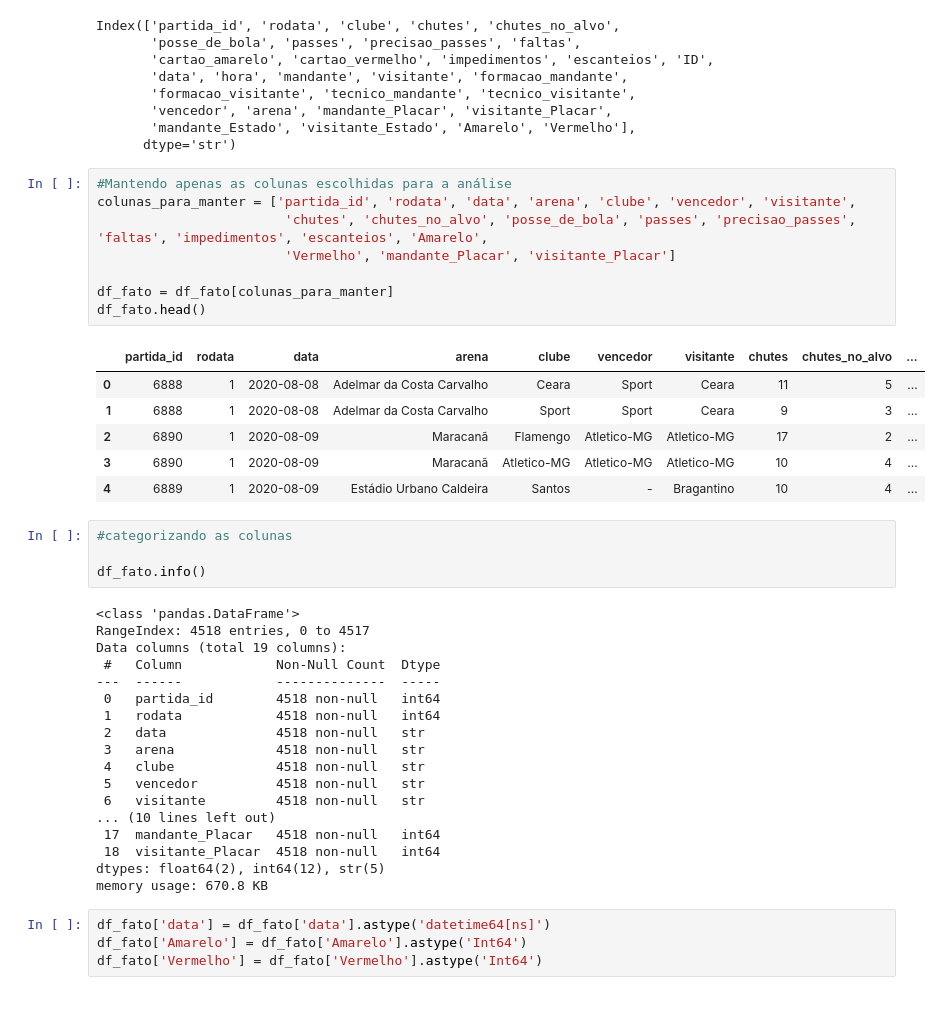
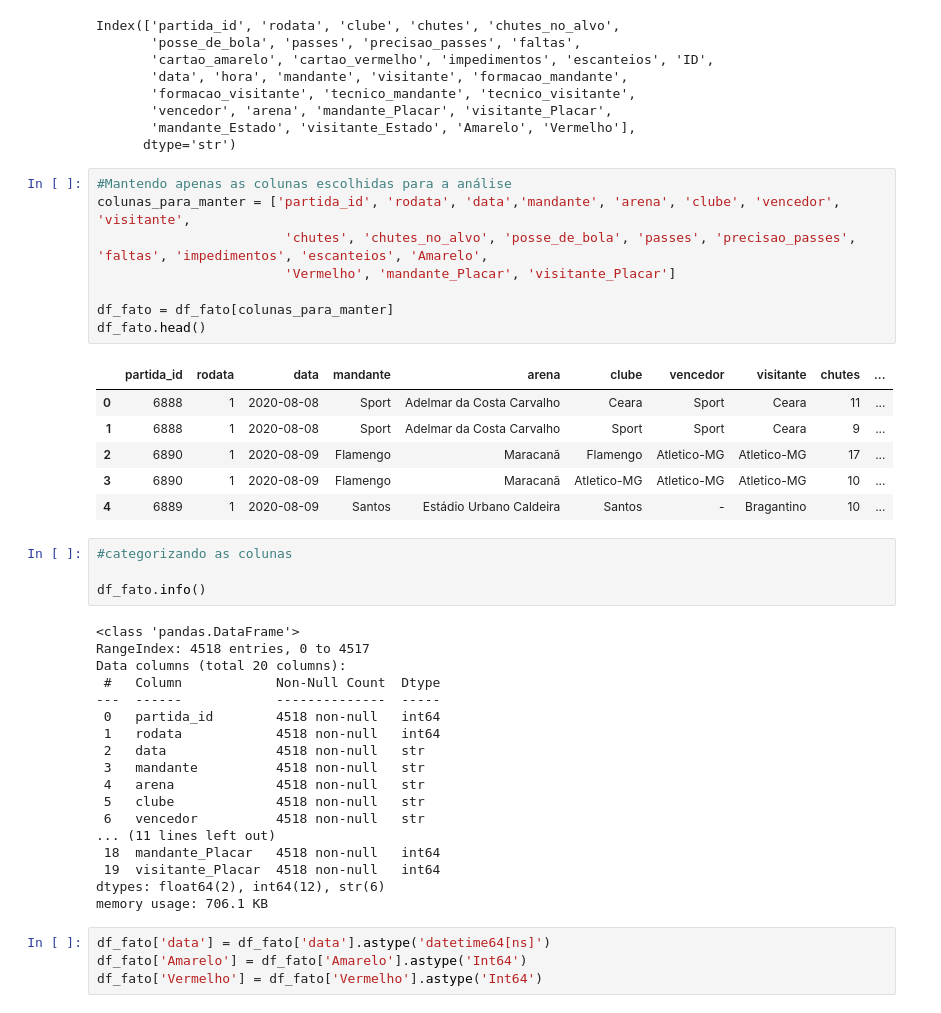
Before and after one commit to Cutieri/Analise_Brasileir-o, a Jupyter notebook: notebooks/EDA.ipynb, the cells around one changed output. Drawn from its saved outputs; the diff is of its cells as text.

```diff
--- a/notebooks/EDA.ipynb
+++ b/notebooks/EDA.ipynb
@@ -119,19 +119,19 @@ Index(['partida_id', 'rodata', 'clube', 'chutes', 'chutes_no_alvo',
       dtype='str')
 # %%
 #Mantendo apenas as colunas escolhidas para a análise
-colunas_para_manter = ['partida_id', 'rodata', 'data', 'arena', 'clube', 'vencedor', 'visitante',
+colunas_para_manter = ['partida_id', 'rodata', 'data','mandante', 'arena', 'clube', 'vencedor', 'visitante',
                         'chutes', 'chutes_no_alvo', 'posse_de_bola', 'passes', 'precisao_passes', 'faltas', 'impedimentos', 'escanteios', 'Amarelo',
                         'Vermelho', 'mandante_Placar', 'visitante_Placar']
 
 df_fato = df_fato[colunas_para_manter]
 df_fato.head()
 # %% [output]
-|  | partida_id | rodata | data | arena | clube | vencedor | visitante | chutes | chutes_no_alvo | ... |
-| 0 | 6888 | 1 | 2020-08-08 | Adelmar da Costa Carvalho | Ceara | Sport | Ceara | 11 | 5 | ... |
-| 1 | 6888 | 1 | 2020-08-08 | Adelmar da Costa Carvalho | Sport | Sport | Ceara | 9 | 3 | ... |
-| 2 | 6890 | 1 | 2020-08-09 | Maracanã | Flamengo | Atletico-MG | Atletico-MG | 17 | 2 | ... |
-| 3 | 6890 | 1 | 2020-08-09 | Maracanã | Atletico-MG | Atletico-MG | Atletico-MG | 10 | 4 | ... |
-| 4 | 6889 | 1 | 2020-08-09 | Estádio Urbano Caldeira | Santos | - | Bragantino | 10 | 4 | ... |
+|  | partida_id | rodata | data | mandante | arena | clube | vencedor | visitante | chutes | ... |
+| 0 | 6888 | 1 | 2020-08-08 | Sport | Adelmar da Costa Carvalho | Ceara | Sport | Ceara | 11 | ... |
+| 1 | 6888 | 1 | 2020-08-08 | Sport | Adelmar da Costa Carvalho | Sport | Sport | Ceara | 9 | ... |
+| 2 | 6890 | 1 | 2020-08-09 | Flamengo | Maracanã | Flamengo | Atletico-MG | Atletico-MG | 17 | ... |
+| 3 | 6890 | 1 | 2020-08-09 | Flamengo | Maracanã | Atletico-MG | Atletico-MG | Atletico-MG | 10 | ... |
+| 4 | 6889 | 1 | 2020-08-09 | Santos | Estádio Urbano Caldeira | Santos | - | Bragantino | 10 | ... |
 # %%
 #categorizando as colunas
 
@@ -139,21 +139,21 @@ df_fato.info()
 # %% [output]
 <class 'pandas.DataFrame'>
 RangeIndex: 4518 entries, 0 to 4517
-Data columns (total 19 columns):
+Data columns (total 20 columns):
  #   Column            Non-Null Count  Dtype
 ---  ------            --------------  -----
  0   partida_id        4518 non-null   int64
  1   rodata            4518 non-null   int64
  2   data              4518 non-null   str
- 3   arena             4518 non-null   str
- 4   clube             4518 non-null   str
- 5   vencedor          4518 non-null   str
- 6   visitante         4518 non-null   str
-... (10 lines left out)
- 17  mandante_Placar   4518 non-null   int64
- 18  visitante_Placar  4518 non-null   int64
-dtypes: float64(2), int64(12), str(5)
-memory usage: 670.8 KB
+ 3   mandante          4518 non-null   str
+ 4   arena             4518 non-null   str
+ 5   clube             4518 non-null   str
+ 6   vencedor          4518 non-null   str
+... (11 lines left out)
+ 18  mandante_Placar   4518 non-null   int64
+ 19  visitante_Placar  4518 non-null   int64
+dtypes: float64(2), int64(12), str(6)
+memory usage: 706.1 KB
 # %%
 df_fato['data'] = df_fato['data'].astype('datetime64[ns]')
 df_fato['Amarelo'] = df_fato['Amarelo'].astype('Int64')
```
Also changed, not shown: parts of 7 cells of this notebook, 4 other files.
